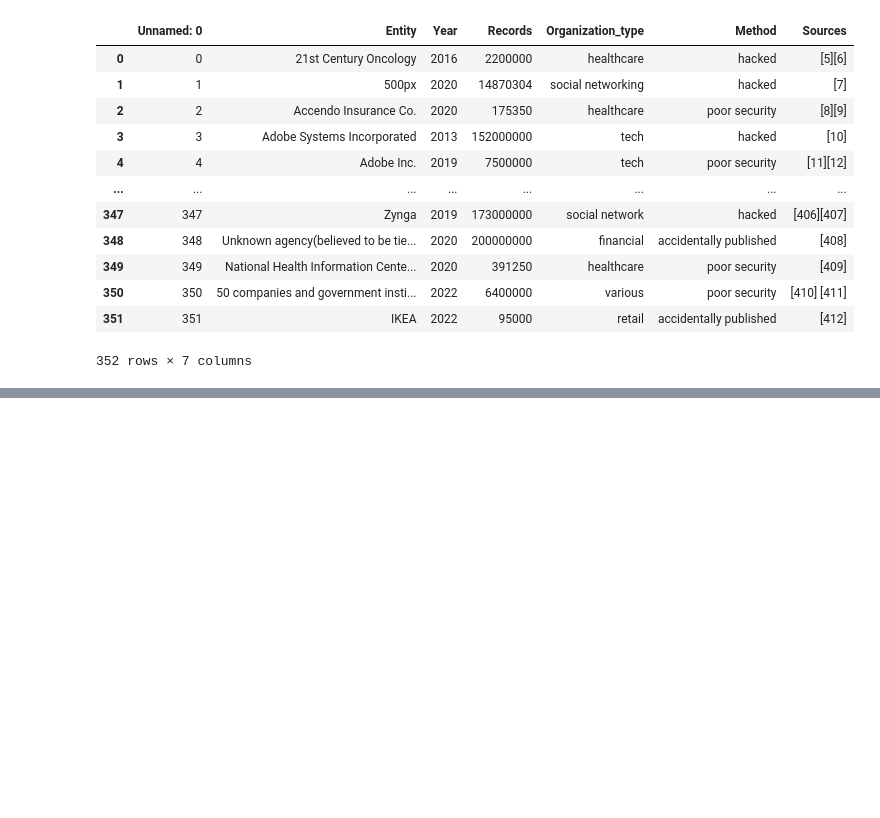
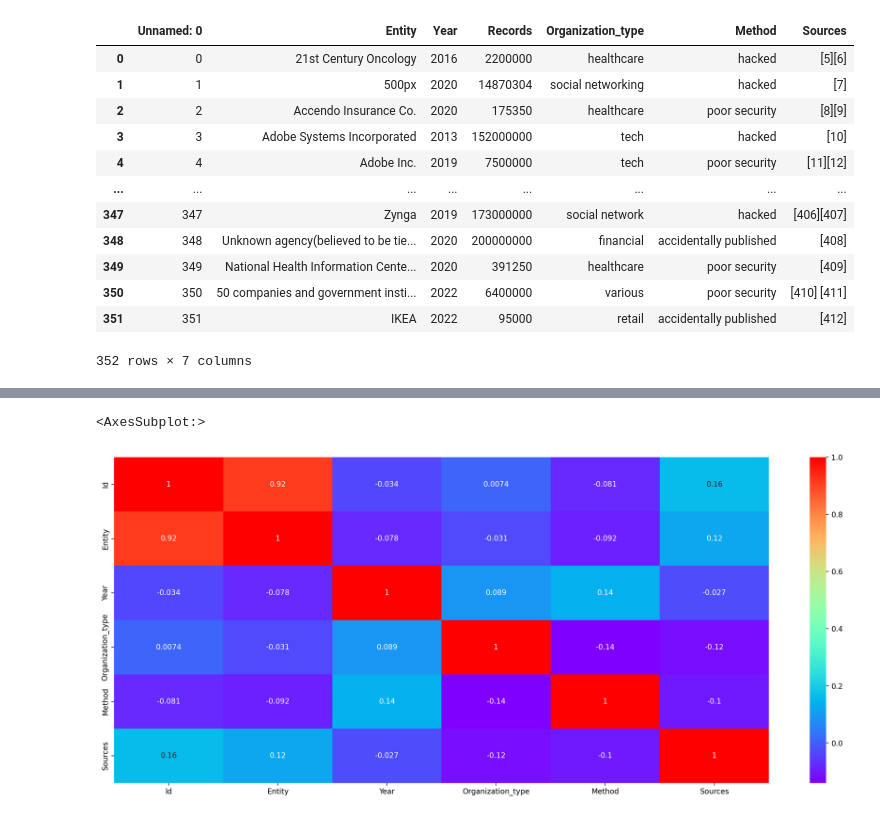
Before and after one commit to amalsalilan/Data-Breaches, a Jupyter notebook: Notebook.ipynb, the cells around one changed output, grey strips where cells are left out. Saved outputs shown, nothing was run; the diff lists cells and outputs as text; code cells hidden in the pictures; blank space fills up the shorter version.

```diff
--- a/Notebook.ipynb
+++ b/Notebook.ipynb
@@ -156,0 +240,7 @@ dtype: int64
+# %%
+plt.figure(figsize=(20,8),dpi=200,facecolor='w',edgecolor='k')
+plt.rcParams['font.size'] = 10
+sns.heatmap(df.corr(), annot=True, cmap='rainbow')
+# %% [output]
+<AxesSubplot:>
+[figure, added]
```
Also changed, not shown: parts of 22 cells of this notebook.
